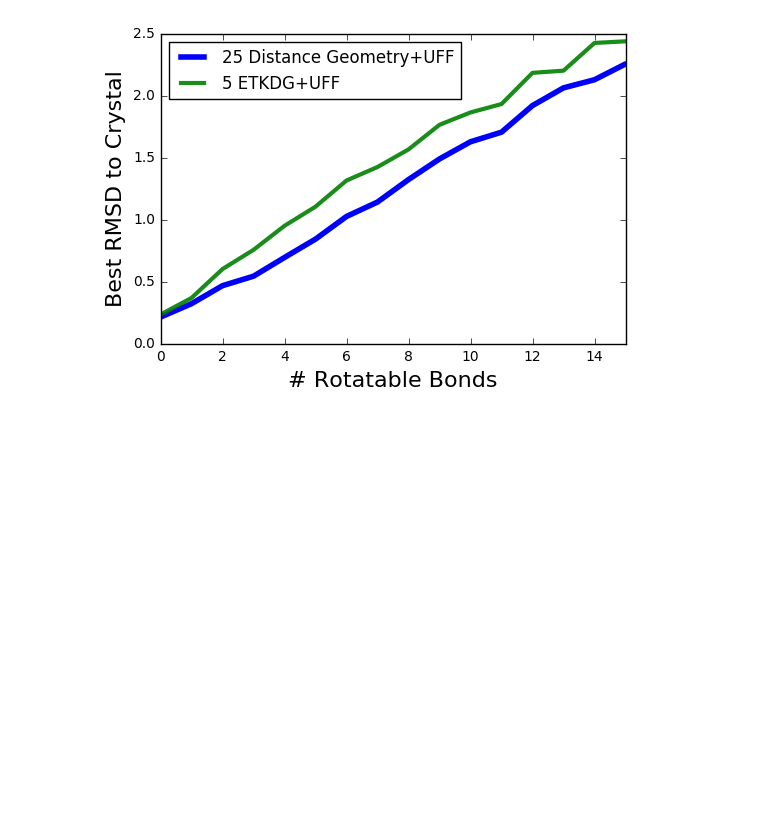
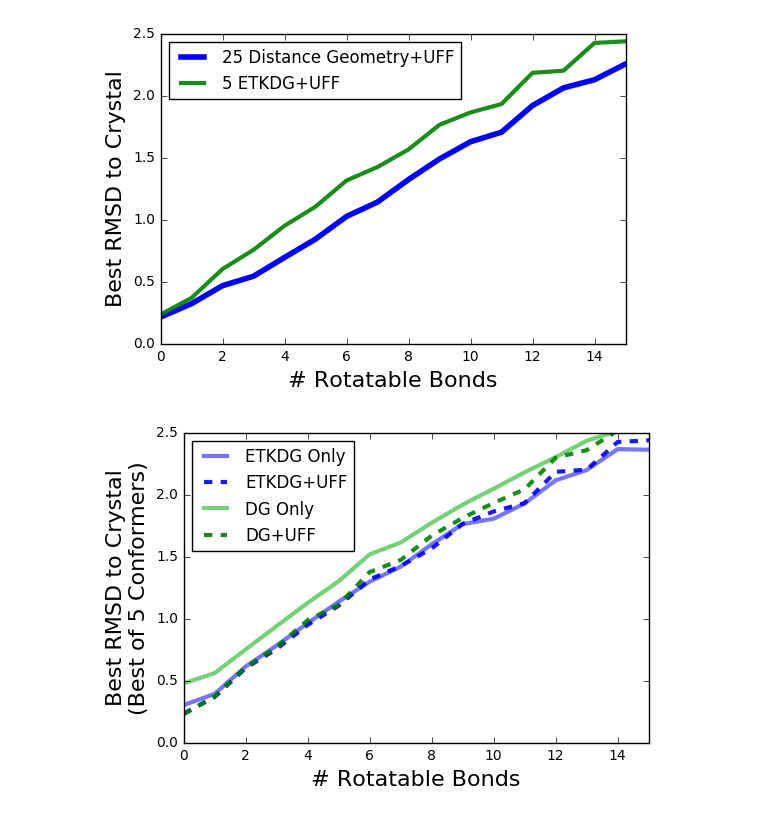
Before and after one commit to dkoes/notebooks, a Jupyter notebook: conformers.ipynb, the cells around one changed output. Drawn from its saved outputs; the diff is of its cells as text; code cells hidden in the pictures; blank space fills up the shorter version.

Commit message:
fix nomin bug

```diff
--- a/conformers.ipynb
+++ b/conformers.ipynb
@@ -201,3 +201,17 @@ plt.xlim(0,15)
 plt.legend(loc='best');
 # %% [output]
 [figure]
+# %%
+plt.plot(xrange(26),aves5['etkdg_nomin'],color='#6666ff',label='ETKDG Only',linewidth=3,alpha=.9)
+plt.plot(xrange(26),aves5['etkdg'],'b--',label='ETKDG+UFF',linewidth=3,alpha=.9)
+plt.plot(xrange(26),aves5['nomin'],color='#66cc66',label='DG Only',linewidth=3,alpha=.9)
+plt.plot(xrange(26),aves5['default'],'g--',label='DG+UFF',linewidth=3,alpha=.9)
+
+plt.xlabel("# Rotatable Bonds",fontsize=16)
+plt.ylabel("Best RMSD to Crystal\n(Best of 5 Conformers)",fontsize=16)
+plt.ylim(0,2.5)
+plt.xlim(0,15)
+plt.legend(loc='best');
+plt.savefig('nomincomp.png',bbox_inches='tight')
+# %% [output]
+[figure, added]
```
Also changed, not shown: parts of 6 cells of this notebook, 2 other files.
